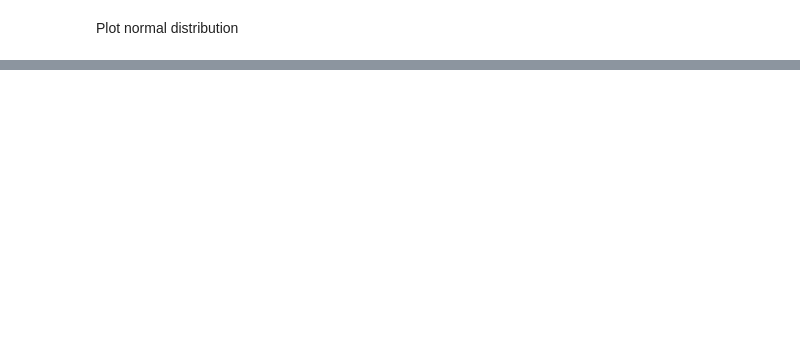
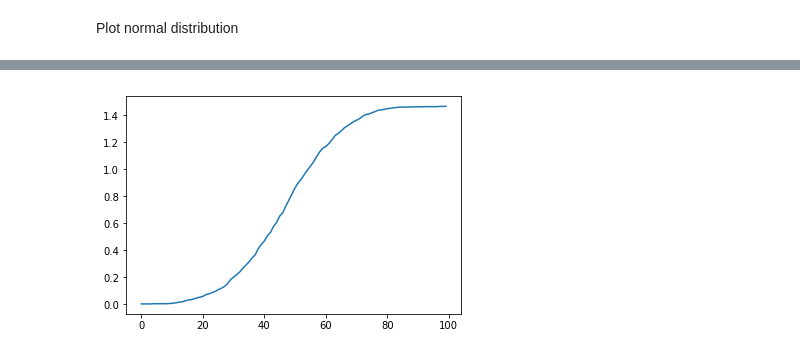
Before and after one commit to stephanieeechang/PythonGameProg, a Jupyter notebook: NormalDistribution.ipynb, the cells around one changed output, grey strips where cells are left out. Cells and saved outputs as stored; diff of their text form; code cells hidden in the pictures; blank space fills up the shorter version.

```diff
--- a/NormalDistribution.ipynb
+++ b/NormalDistribution.ipynb
@@ -93,0 +98,5 @@ plt.plot()
+# %%
+plt.plot(np.cumsum(x))
+plt.show()
+# %% [output]
+[figure, added]
```
Also changed, not shown: parts of 6 cells of this notebook.
